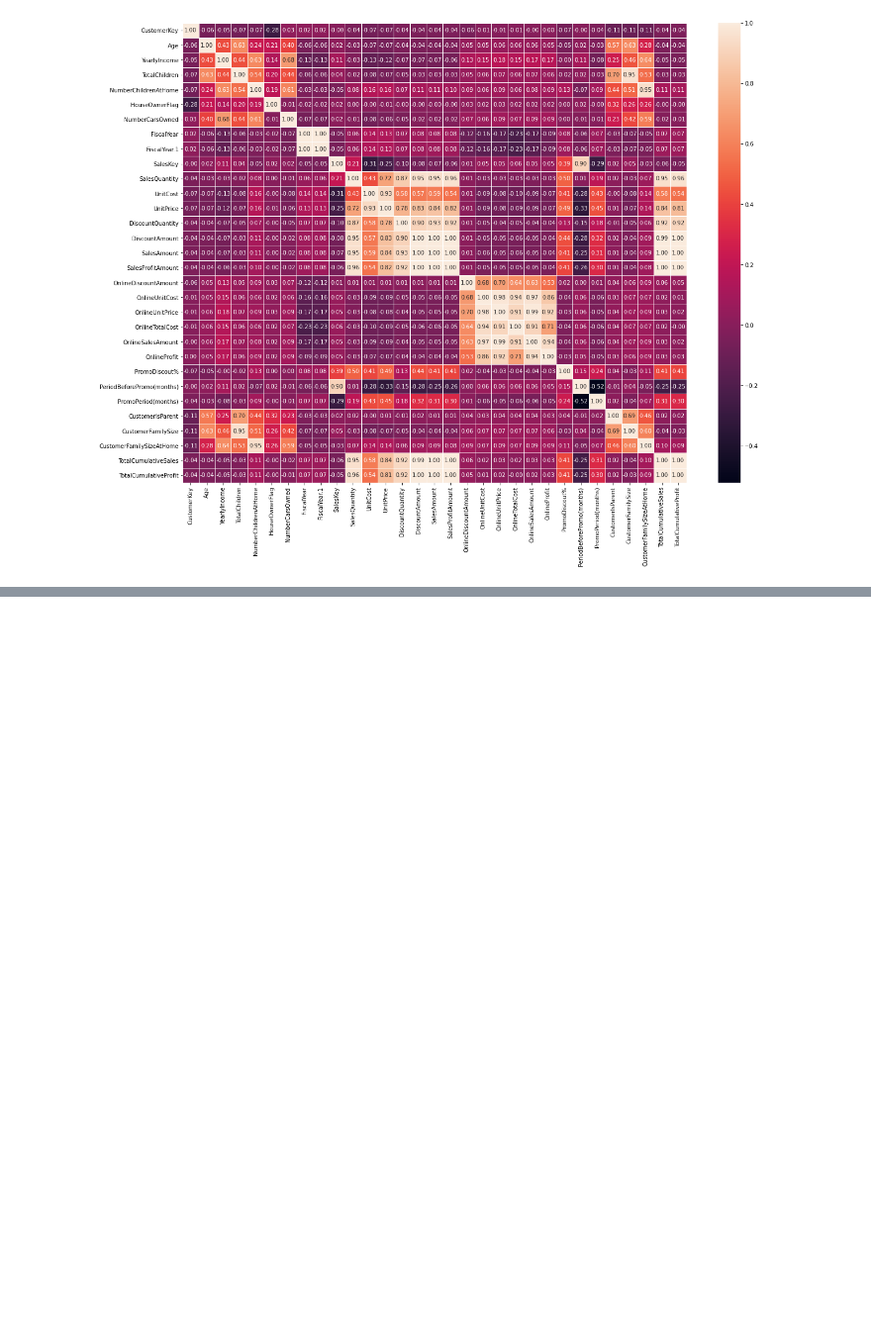
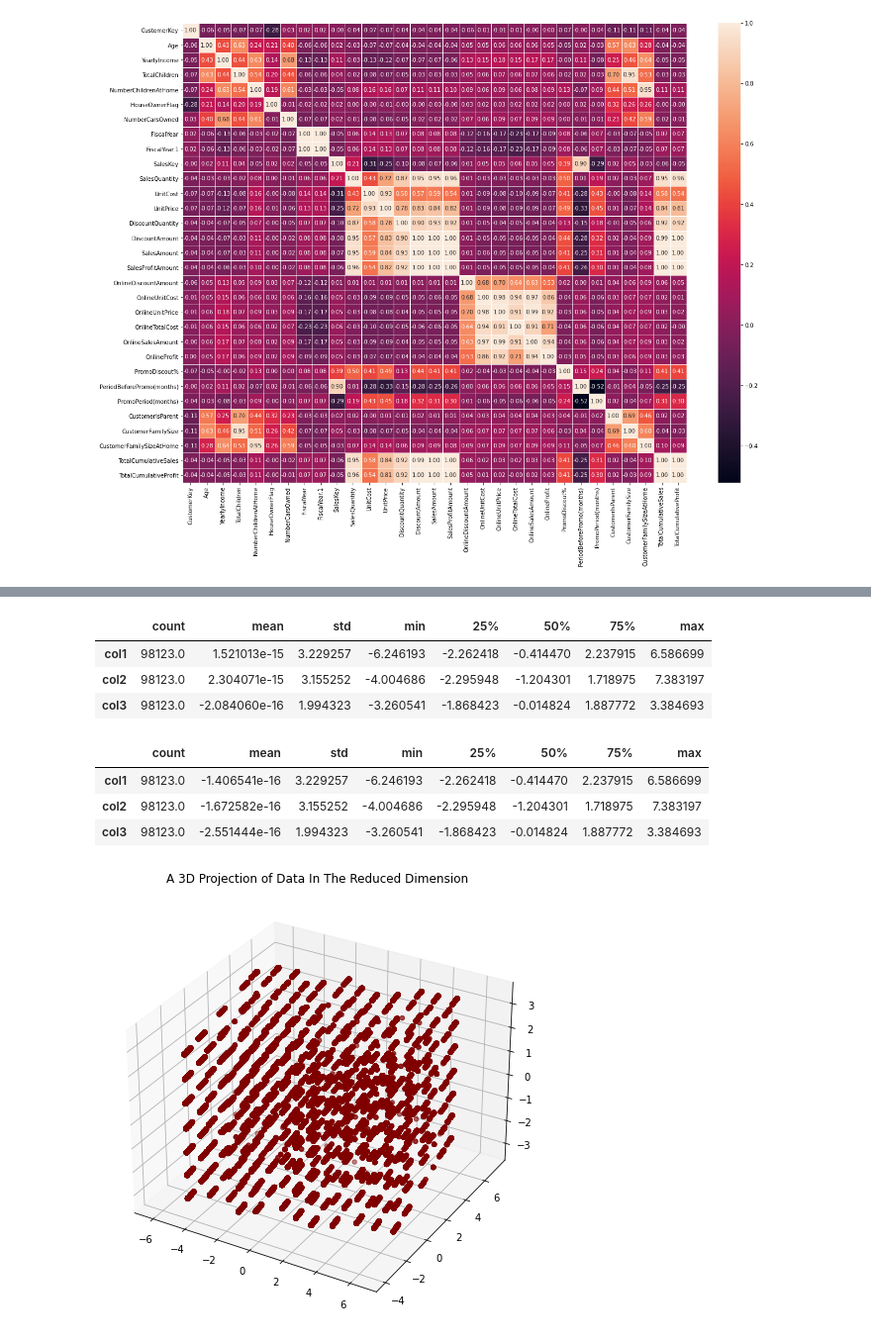
Before and after one commit to edwinmbugua/Contoso-Retail-Sales-Analysis, a Jupyter notebook: Consoto Retail Customer Personality Analysis.ipynb, the cells around one changed output, grey strips where cells are left out. Shown at 99% size. Cells and saved outputs as stored; diff of their text form; code cells hidden in the pictures; blank space fills up the shorter version.

```diff
--- a/Consoto Retail Customer Personality Analysis.ipynb
+++ b/Consoto Retail Customer Personality Analysis.ipynb
@@ -730,0 +789,7 @@ sns.heatmap(data=contoso_cleaned.corr(),linewidth=.5,annot=True,fmt='.2f')
+# %%
+#Label Encoding
+LE=LabelEncoder()
+for i in categorical_features:
+    contoso_cleaned[i]=LE.fit_transform(contoso_cleaned[i])
+
+print("All categorical features are now numerical")
@@ -730,0 +818,43 @@ sns.heatmap(data=contoso_cleaned.corr(),linewidth=.5,annot=True,fmt='.2f')
+# %%
+#Normalizing our dataset values
+for f in numerical_features:
+    scaler=MinMaxScaler()
+    scaler.fit(contoso_cleaned[f].values.reshape(-1,1))
+    contoso_cleaned[f]=scaler.fit_transform(contoso_cleaned[f].values.reshape(-1,1))
+# %%
+#Initiating PCA to reduce dimension aka features to 3
+from sklearn.decomposition import PCA
+pca = PCA(n_components = 3)
+pca.fit(contoso_cleaned)
+PCA_ds = pd.DataFrame(pca.transform(contoso_cleaned), columns = (["col1", "col2", "col3"]))
+PCA_ds.describe().T
+# %% [output]
+|  | count | mean | std | min | 25% | 50% | 75% | max |
+| col1 | 98123.0 | 1.521013e-15 | 3.229257 | -6.246193 | -2.262418 | -0.414470 | 2.237915 | 6.586699 |
+| col2 | 98123.0 | 2.304071e-15 | 3.155252 | -4.004686 | -2.295948 | -1.204301 | 1.718975 | 7.383197 |
+| col3 | 98123.0 | -2.084060e-16 | 1.994323 | -3.260541 | -1.868423 | -0.014824 | 1.887772 | 3.384693 |
+# %%
+#Dimensionality Reduction using PCA - reduce dimension (features) to 3
+
+pca= PCA(n_components=3)
+
+pca.fit(contoso_cleaned)
+PCA_ds=pd.DataFrame(pca.transform(contoso_cleaned),columns=(["col1","col2","col3"]))
+PCA_ds.describe().T
+# %% [output]
+|  | count | mean | std | min | 25% | 50% | 75% | max |
+| col1 | 98123.0 | -1.406541e-16 | 3.229257 | -6.246193 | -2.262418 | -0.414470 | 2.237915 | 6.586699 |
+| col2 | 98123.0 | -1.672582e-16 | 3.155252 | -4.004686 | -2.295948 | -1.204301 | 1.718975 | 7.383197 |
+| col3 | 98123.0 | -2.551444e-16 | 1.994323 | -3.260541 | -1.868423 | -0.014824 | 1.887772 | 3.384693 |
+# %%
+#A 3D Projection of Data In The Reduced Dimension
+x = PCA_ds["col1"]
+y = PCA_ds["col2"]
+z = PCA_ds["col3"]
+fig = plt.figure(figsize=[10, 8])
+ax = fig.add_subplot(111, projection = "3d")
+ax.scatter(x, y, z, c = "maroon", marker = "o")
+ax.set_title("A 3D Projection of Data In The Reduced Dimension")
+plt.show()
+# %% [output]
+[figure, added]
```
Also changed, not shown: parts of 56 cells of this notebook.
